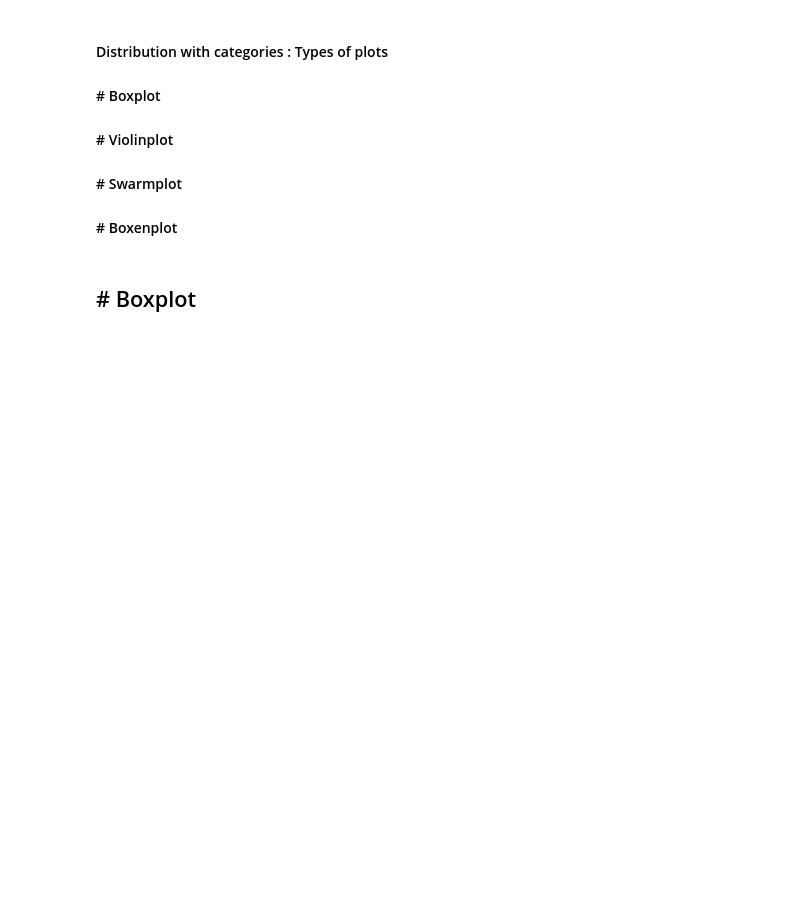
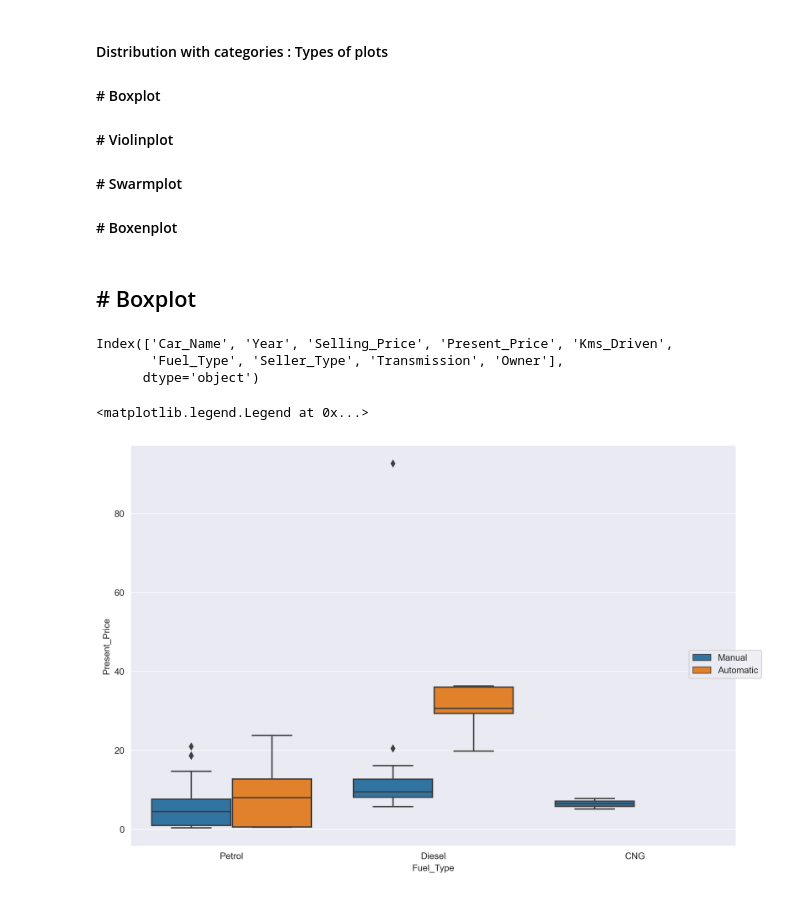
Before and after one commit to GOLISHYAMP/ML_AI, a Jupyter notebook: MachineLearningPrac/Seaborn.ipynb, the cells around one changed output. Drawn from its saved outputs; the diff is of its cells as text; code cells hidden in the pictures; blank space fills up the shorter version.

```diff
--- a/MachineLearningPrac/Seaborn.ipynb
+++ b/MachineLearningPrac/Seaborn.ipynb
@@ -195,0 +195,16 @@ plt, figure =
+# %%
+df = pd.read_csv('Datasets\car data.csv')
+# %%
+df.columns
+# %% [output]
+Index(['Car_Name', 'Year', 'Selling_Price', 'Present_Price', 'Kms_Driven',
+       'Fuel_Type', 'Seller_Type', 'Transmission', 'Owner'],
+      dtype='object')
+# %%
+plt.figure(figsize=(12,8),dpi = 300)
+sns.boxplot(x = 'Fuel_Type', y = 'Present_Price', data = df, hue = 'Transmission')
+plt.legend(bbox_to_anchor = (1.05,0.5))
+# plt.legend(loc = 0)
+# %% [output]
+<matplotlib.legend.Legend at 0x...>
+[figure, added]
```
Also changed, not shown: parts of 21 cells of this notebook.
